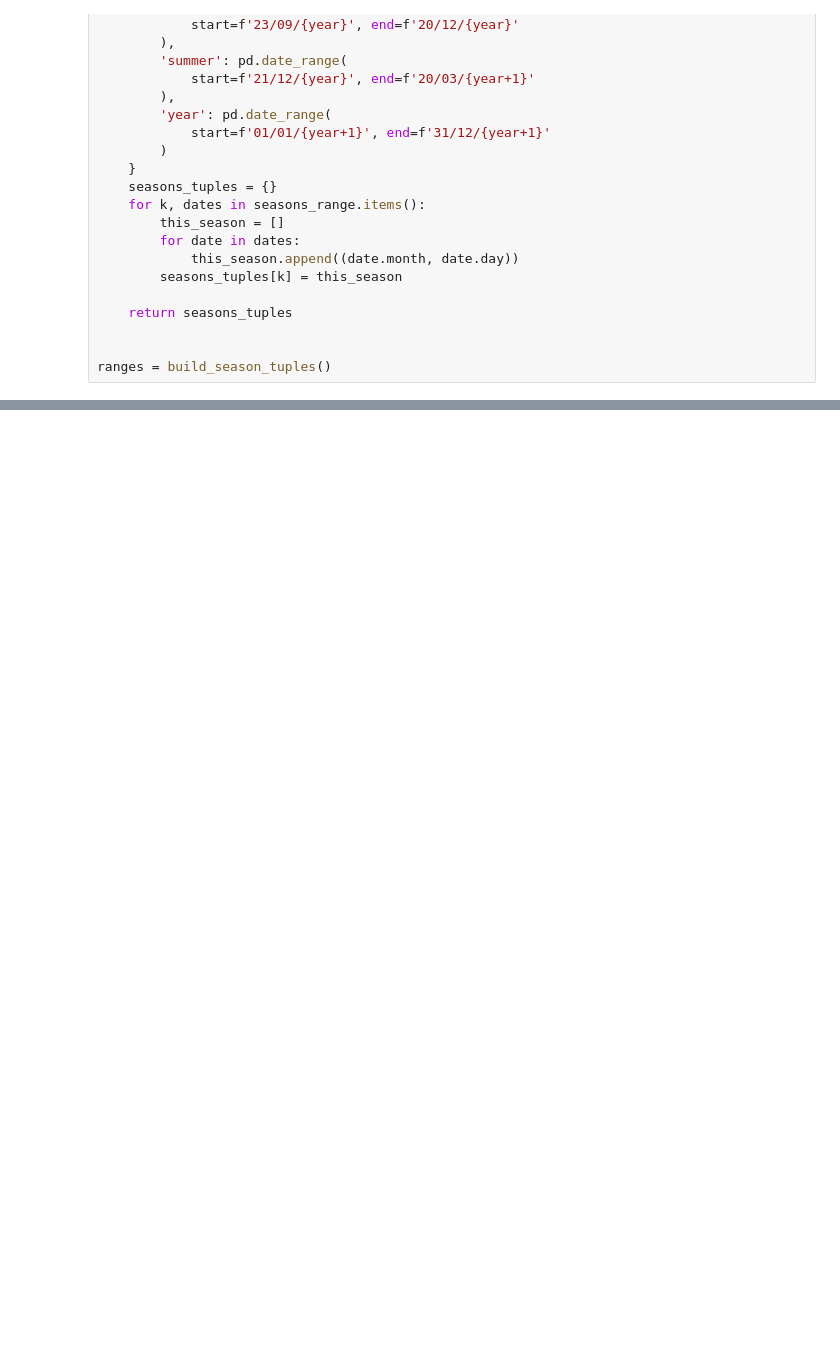
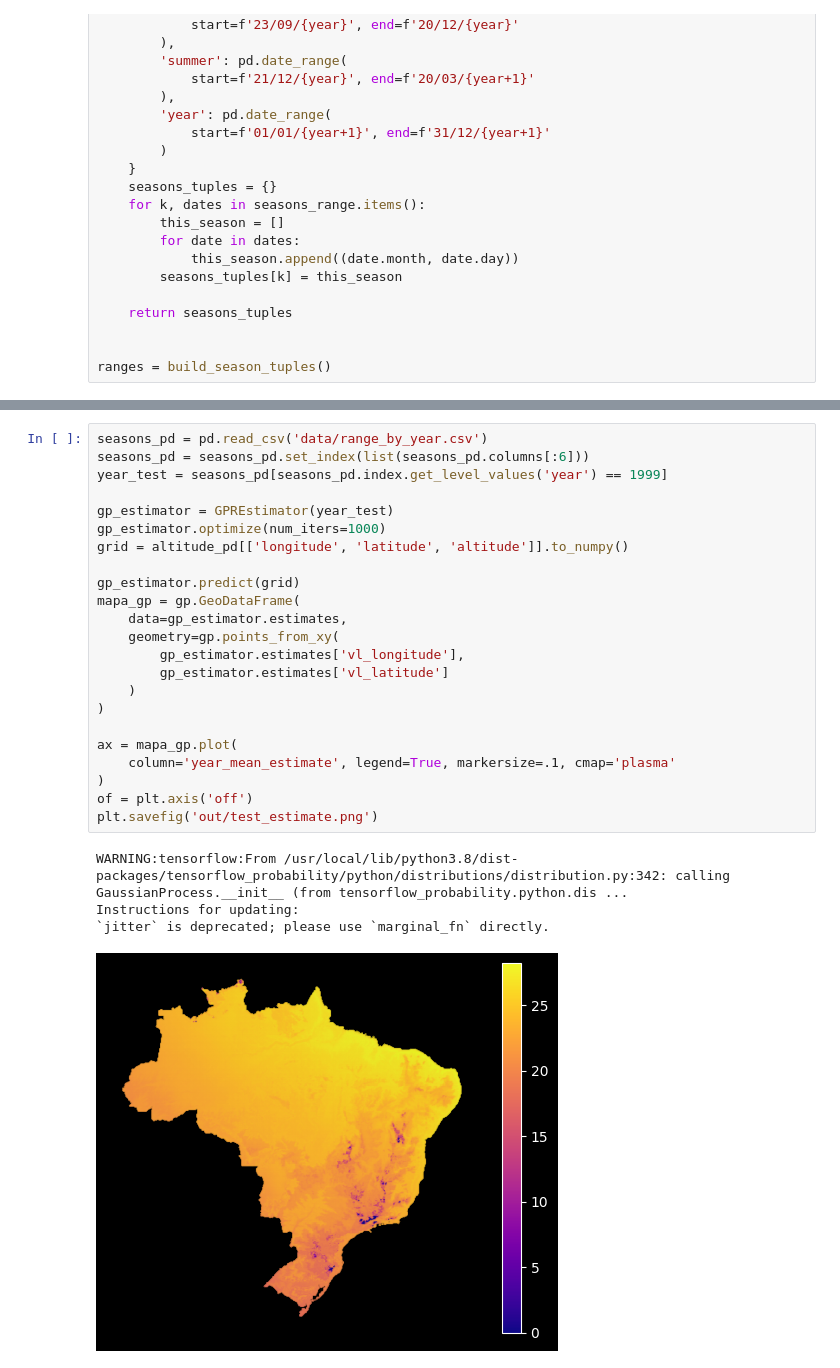
Before and after one commit to ggarciapato/temperatura, a Jupyter notebook: ipynb/explore.ipynb, the cells around one changed output, grey strips where cells are left out. Cells and saved outputs as stored; diff of their text form; blank space fills up the shorter version.

```diff
--- a/ipynb/explore.ipynb
+++ b/ipynb/explore.ipynb
@@ -169,0 +169,28 @@ seasons_pd.reset_index()
+# %%
+seasons_pd = pd.read_csv('data/range_by_year.csv')
+seasons_pd = seasons_pd.set_index(list(seasons_pd.columns[:6]))
+year_test = seasons_pd[seasons_pd.index.get_level_values('year') == 1999]
+
+gp_estimator = GPREstimator(year_test)
+gp_estimator.optimize(num_iters=1000)
+grid = altitude_pd[['longitude', 'latitude', 'altitude']].to_numpy()
+
+gp_estimator.predict(grid)
+mapa_gp = gp.GeoDataFrame(
+    data=gp_estimator.estimates,
+    geometry=gp.points_from_xy(
+        gp_estimator.estimates['vl_longitude'],
+        gp_estimator.estimates['vl_latitude']
+    )
+)
+
+ax = mapa_gp.plot(
+    column='year_mean_estimate', legend=True, markersize=.1, cmap='plasma'
+)
+of = plt.axis('off')
+plt.savefig('out/test_estimate.png')
+# %% [output]
+WARNING:tensorflow:From /usr/local/lib/python3.8/dist-packages/tensorflow_probability/python/distributions/distribution.py:342: calling GaussianProcess.__init__ (from tensorflow_probability.python.dis ...
+Instructions for updating:
+`jitter` is deprecated; please use `marginal_fn` directly.
+[figure, added]
```
Also changed, not shown: parts of 12 cells of this notebook, 4 other files.
